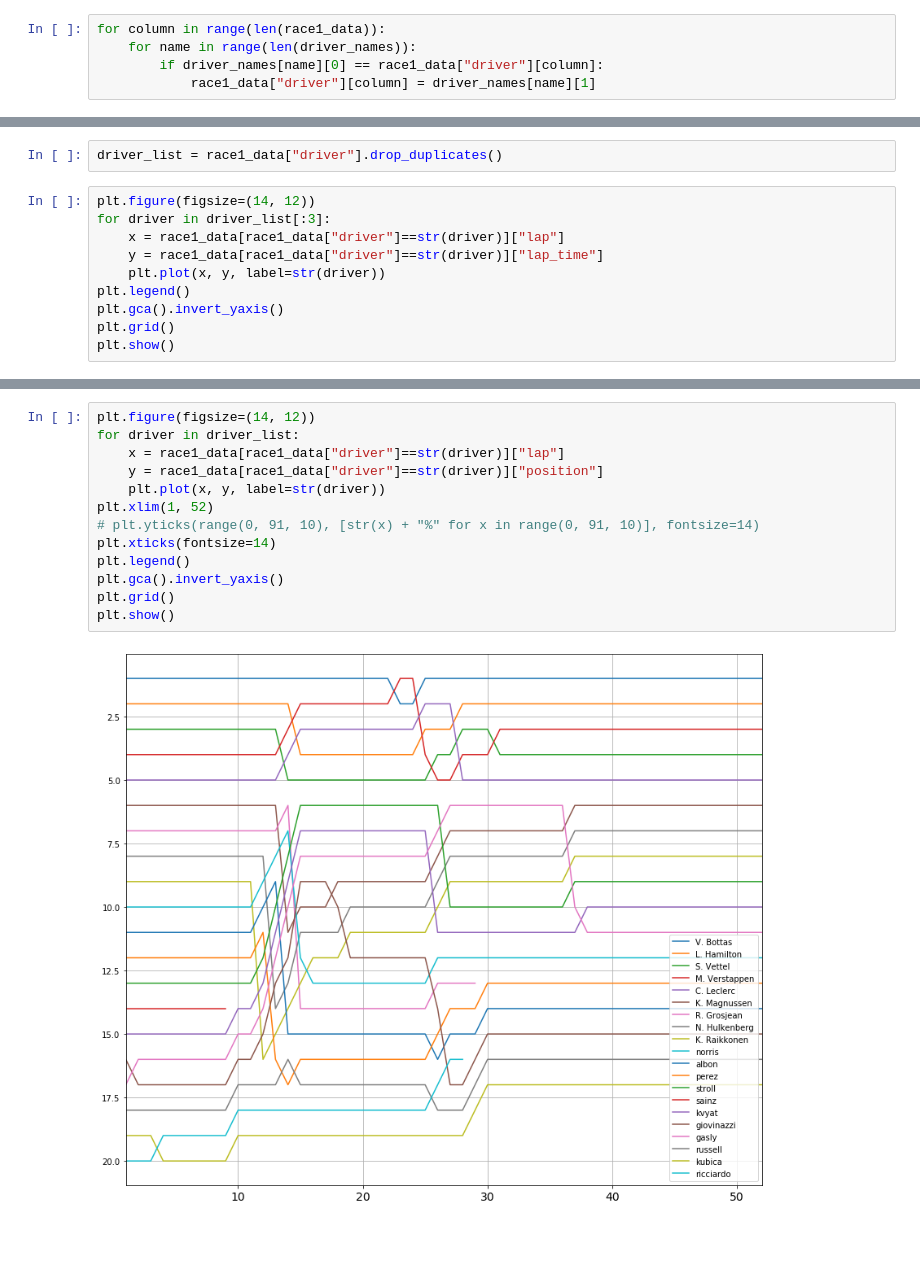
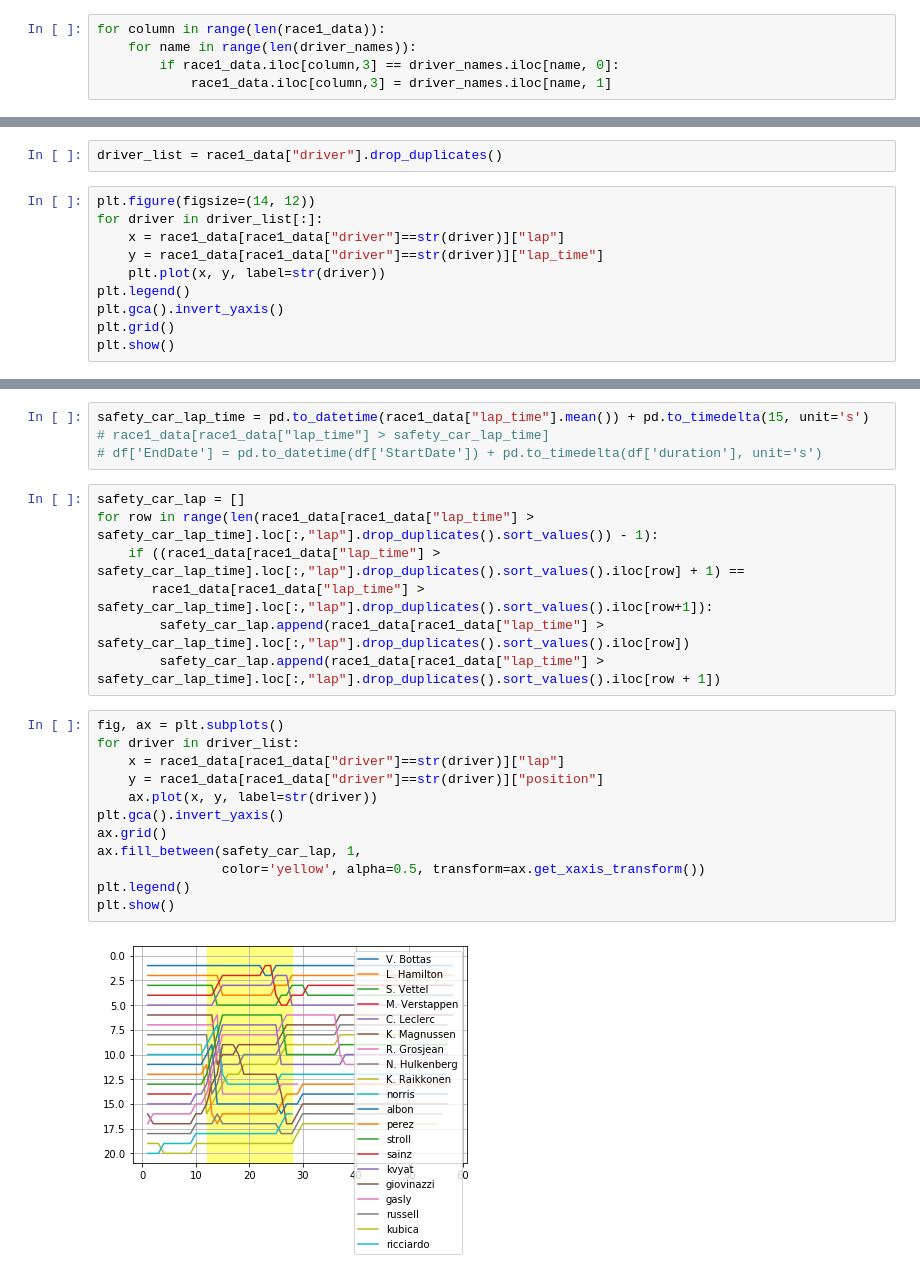
Before and after one commit to cnkndmr/formula1-data-analysis, a Jupyter notebook: time_by_lap_chart.ipynb, the cells around one changed output, grey strips where cells are left out. Saved outputs shown, nothing was run; the diff lists cells and outputs as text; blank space fills up the shorter version.

```diff
--- a/time_by_lap_chart.ipynb
+++ b/time_by_lap_chart.ipynb
@@ -22,6 +36,6 @@ driver_names = [
 # %%
 for column in range(len(race1_data)):
     for name in range(len(driver_names)):
-        if driver_names[name][0] == race1_data["driver"][column]:
-            race1_data["driver"][column] = driver_names[name][1]
+        if race1_data.iloc[column,3] == driver_names.iloc[name, 0]:
+            race1_data.iloc[column,3] = driver_names.iloc[name, 1]
 # %% [output]
@@ -47,7 +52,7 @@ See the caveats in the documentation: https://pandas.pydata.org/pandas-docs/stab
 driver_list = race1_data["driver"].drop_duplicates()
 # %%
 plt.figure(figsize=(14, 12))
-for driver in driver_list[:3]:
+for driver in driver_list[:]:
     x = race1_data[race1_data["driver"]==str(driver)]["lap"]
     y = race1_data[race1_data["driver"]==str(driver)]["lap_time"]
     plt.plot(x, y, label=str(driver))
@@ -60,15 +67,25 @@ plt.show()
+# %%
+safety_car_lap_time = pd.to_datetime(race1_data["lap_time"].mean()) + pd.to_timedelta(15, unit='s')
+# race1_data[race1_data["lap_time"] > safety_car_lap_time]
+# df['EndDate'] = pd.to_datetime(df['StartDate']) + pd.to_timedelta(df['duration'], unit='s')
+# %%
+safety_car_lap = []
+for row in range(len(race1_data[race1_data["lap_time"] > safety_car_lap_time].loc[:,"lap"].drop_duplicates().sort_values()) - 1):
+    if ((race1_data[race1_data["lap_time"] > safety_car_lap_time].loc[:,"lap"].drop_duplicates().sort_values().iloc[row] + 1) ==
+       race1_data[race1_data["lap_time"] > safety_car_lap_time].loc[:,"lap"].drop_duplicates().sort_values().iloc[row+1]):
+        safety_car_lap.append(race1_data[race1_data["lap_time"] > safety_car_lap_time].loc[:,"lap"].drop_duplicates().sort_values().iloc[row])
+        safety_car_lap.append(race1_data[race1_data["lap_time"] > safety_car_lap_time].loc[:,"lap"].drop_duplicates().sort_values().iloc[row + 1])
 # %%
-plt.figure(figsize=(14, 12))
+fig, ax = plt.subplots()
 for driver in driver_list:
     x = race1_data[race1_data["driver"]==str(driver)]["lap"]
     y = race1_data[race1_data["driver"]==str(driver)]["position"]
-    plt.plot(x, y, label=str(driver))
-plt.xlim(1, 52)
-# plt.yticks(range(0, 91, 10), [str(x) + "%" for x in range(0, 91, 10)], fontsize=14)
-plt.xticks(fontsize=14)
+    ax.plot(x, y, label=str(driver))
+plt.gca().invert_yaxis()
+ax.grid()
+ax.fill_between(safety_car_lap, 1,
+                color='yellow', alpha=0.5, transform=ax.get_xaxis_transform())
 plt.legend()
-plt.gca().invert_yaxis()
-plt.grid()
 plt.show()
 # %% [output]
-[figure, old version]
+[figure, new version]
```
Also changed, not shown: parts of 8 cells of this notebook.
